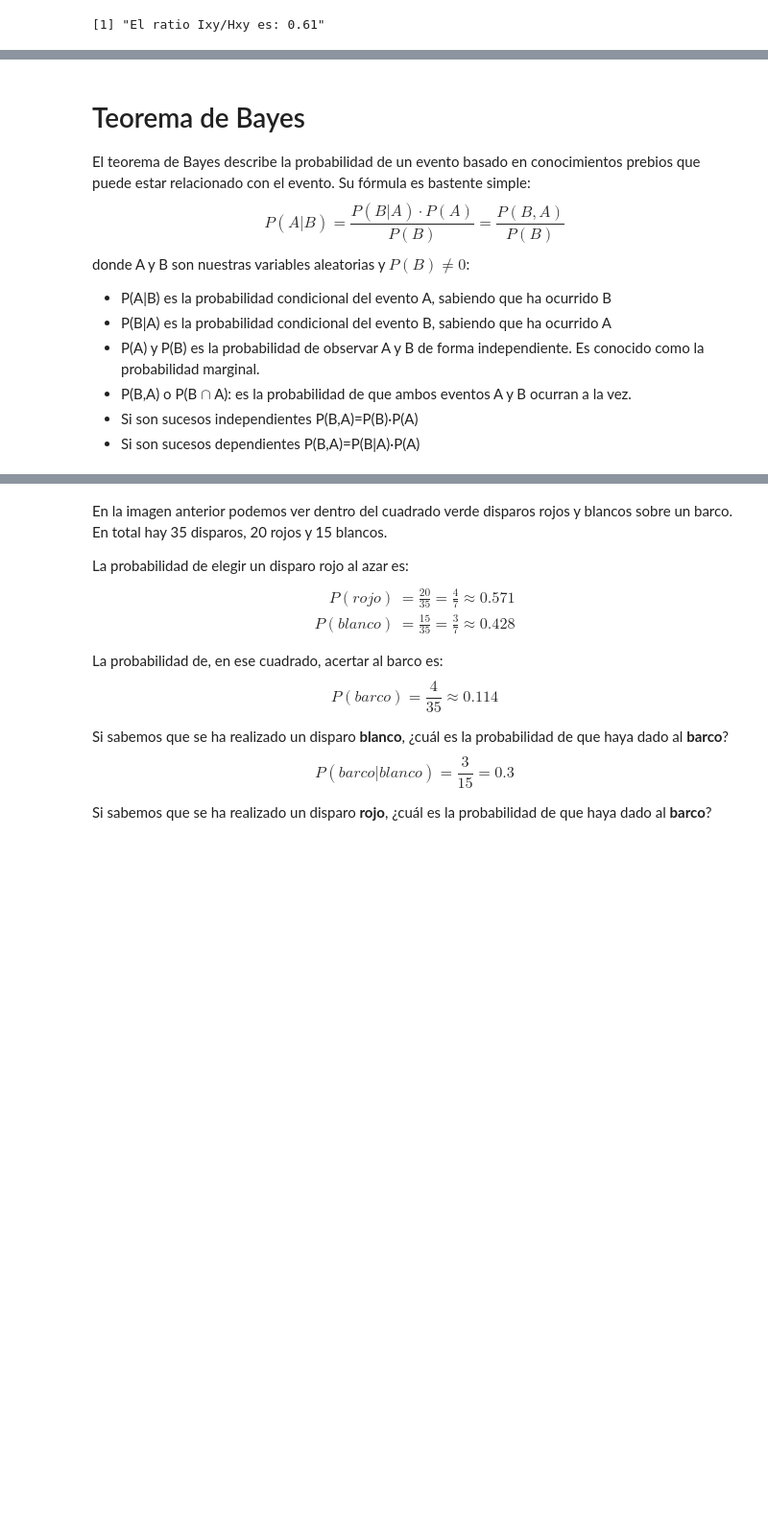
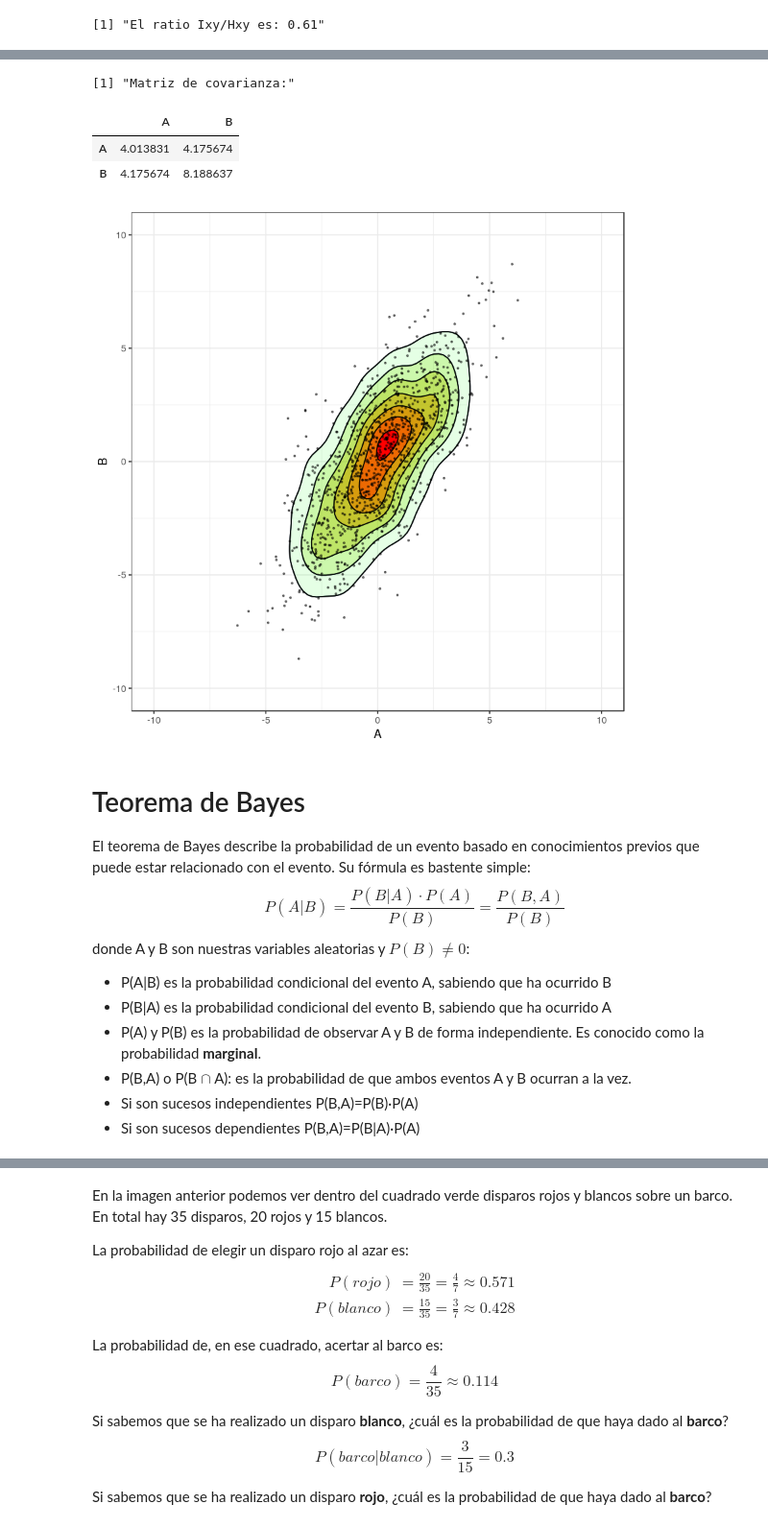
Before and after one commit to planga82/KeepCodingEstadisticaR, a Jupyter notebook: 5 - Relaciones entre variables.ipynb, the cells around one changed output, grey strips where cells are left out. Shown: that part at 96% size. Drawn from its saved outputs; the diff is of its cells as text; code cells hidden in the pictures; blank space fills up the shorter version.

```diff
--- a/5 - Relaciones entre variables.ipynb
+++ b/5 - Relaciones entre variables.ipynb
@@ -908,15 +958,35 @@ paste("El ratio Ixy/Hxy es:",round(Ixy/Hxy,2))
+# %%
+A<-rnorm(1000,mean=0,sd=2)
+B<-A+rnorm(1000,mean=0,sd=2)
+df<-data.frame(A,B)
+
+print(paste("Matriz de covarianza:"))
+cov(df)
+
+library(ggplot2)
+ggplot(df, aes(x=A, y=B))+geom_density2d(aes(colour=..level..)) +
+  stat_density2d(aes(fill=..level..,alpha=..level..),geom='polygon',colour='black') +
+  scale_fill_continuous(low="green",high="red") +
+  geom_point(alpha=0.5,size=0.5)+
+  theme_bw()+theme(legend.position="none")+xlim(c(-10,10))+ylim(c(-10,10))
+# %% [output]
+[1] "Matriz de covarianza:"
+|  | A | B |
+| A | 4.013831 | 4.175674 |
+| B | 4.175674 | 8.188637 |
+[figure, added]
 # %% [markdown]
 # Teorema de Bayes
 
 
-El teorema de Bayes describe la probabilidad de un evento basado en conocimientos prebios que puede estar relacionado con el evento. Su fórmula es bastente simple:
+El teorema de Bayes describe la probabilidad de un evento basado en conocimientos previos que puede estar relacionado con el evento. Su fórmula es bastente simple:
 \\[
 P(A|B)=\frac{P(B|A)·P(A)}{P(B)}=\frac{P(B,A)}{P(B)}
 \\]
 donde A y B son nuestras variables aleatorias y $P(B) \neq 0$:
 * P(A|B) es la probabilidad condicional del evento A, sabiendo que ha ocurrido B
 * P(B|A) es la probabilidad condicional del evento B, sabiendo que ha ocurrido A
-* P(A) y P(B) es la probabilidad de observar A y B de forma independiente. Es conocido como la probabilidad marginal.
+* P(A) y P(B) es la probabilidad de observar A y B de forma independiente. Es conocido como la probabilidad **marginal**.
 * P(B,A) o  P(B $\cap$ A): es la probabilidad de que ambos eventos A y B ocurran a la vez.
  * Si son sucesos independientes P(B,A)=P(B)·P(A)
  * Si son sucesos dependientes P(B,A)=P(B|A)·P(A)
```
Also changed, not shown: parts of 13 cells of this notebook, 8 other files.
